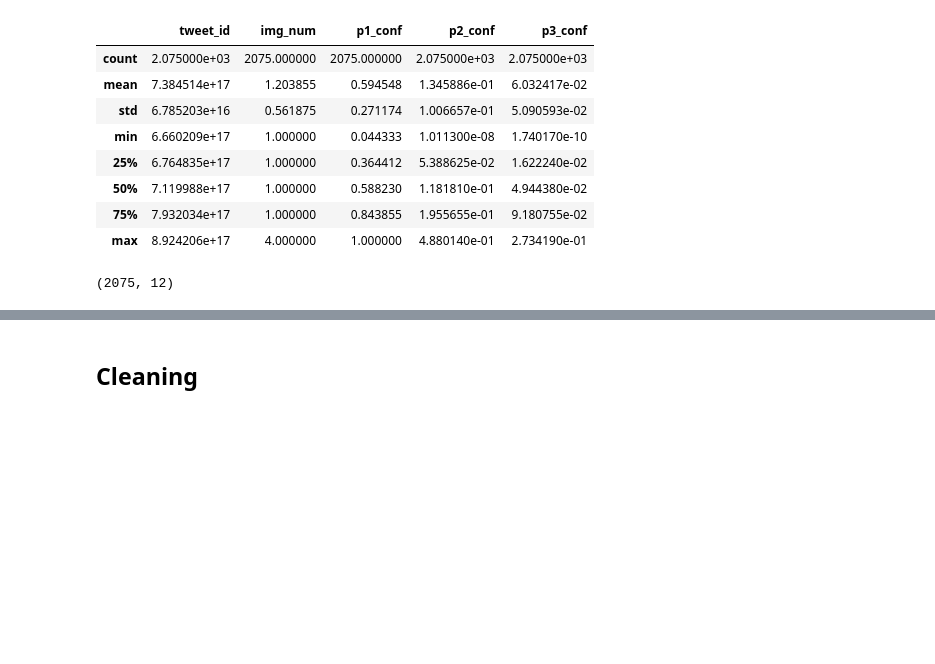
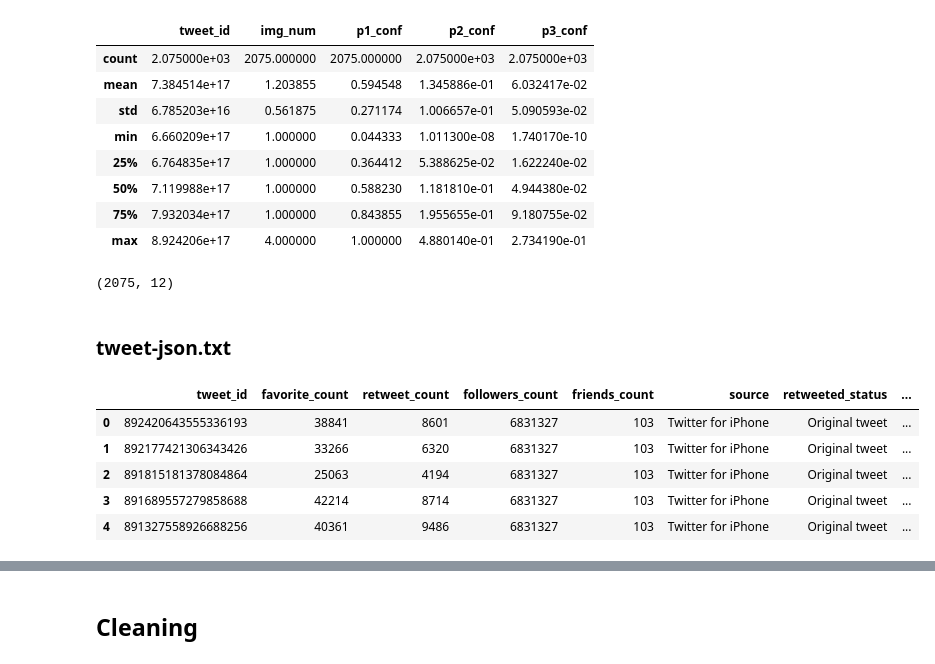
Before and after one commit to mohamedgabribrahim/WeRateDogs, a Jupyter notebook: wrangle_act.ipynb, the cells around one changed output, grey strips where cells are left out. Drawn from its saved outputs; the diff is of its cells as text; code cells hidden in the pictures; blank space fills up the shorter version.

```diff
--- a/wrangle_act.ipynb
+++ b/wrangle_act.ipynb
@@ -106,2 +107,49 @@ df_img.shape
 # %% [output]
 (2075, 12)
+# %% [markdown]
+### tweet-json.txt
+# %%
+# importing the tweet-json.txt filee
+# creating a dataframe called tweet_json
+my_demo_list = []
+with open('tweet-json.txt', encoding='utf-8') as json_file:
+    all_data = json.load(json_file)
+    for each_dictionary in all_data:
+        tweet_id = each_dictionary['id']
+        whole_tweet = each_dictionary['text']
+        only_url = whole_tweet[whole_tweet.find('https'):]
+        favorite_count = each_dictionary['favorite_count']
+        retweet_count = each_dictionary['retweet_count']
+        followers_count = each_dictionary['user']['followers_count']
+        friends_count = each_dictionary['user']['friends_count']
+        whole_source = each_dictionary['source']
+        only_device = whole_source[whole_source.find('rel="nofollow">') + 15:-4]
+        source = only_device
+        retweeted_status = each_dictionary['retweeted_status'] = each_dictionary.get('retweeted_status', 'Original tweet')
+        if retweeted_status == 'Original tweet':
+            url = only_url
+        else:
+            retweeted_status = 'This is a retweet'
+            url = 'This is a retweet'
+
+        my_demo_list.append({'tweet_id': str(tweet_id),
+                             'favorite_count': int(favorite_count),
+                             'retweet_count': int(retweet_count),
+                             'followers_count': int(followers_count),
+                             'friends_count': int(friends_count),
+                             'url': url,
+                             'source': source,
+                             'retweeted_status': retweeted_status,
+                            })
+        tweet_json = pd.DataFrame(my_demo_list, columns = ['tweet_id', 'favorite_count','retweet_count',
+                                                           'followers_count', 'friends_count','source',
+                                                           'retweeted_status', 'url'])
+# %%
+tweet_json.head()
+# %% [output]
+|  | tweet_id | favorite_count | retweet_count | followers_count | friends_count | source | retweeted_status | ... |
+| 0 | 892420643555336193 | 38841 | 8601 | 6831327 | 103 | Twitter for iPhone | Original tweet | ... |
+| 1 | 892177421306343426 | 33266 | 6320 | 6831327 | 103 | Twitter for iPhone | Original tweet | ... |
+| 2 | 891815181378084864 | 25063 | 4194 | 6831327 | 103 | Twitter for iPhone | Original tweet | ... |
+| 3 | 891689557279858688 | 42214 | 8714 | 6831327 | 103 | Twitter for iPhone | Original tweet | ... |
+| 4 | 891327558926688256 | 40361 | 9486 | 6831327 | 103 | Twitter for iPhone | Original tweet | ... |
```
Also changed, not shown: parts of 23 cells of this notebook.
